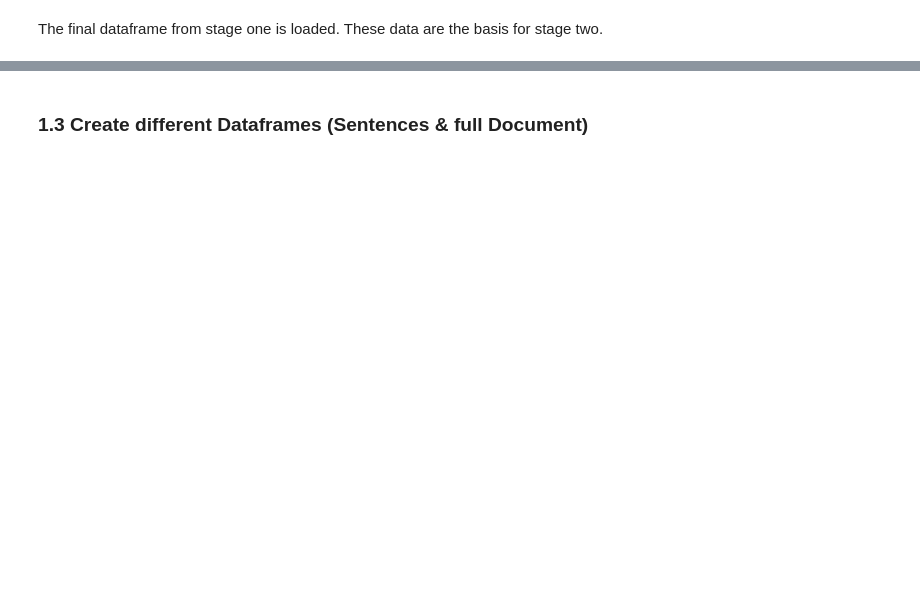
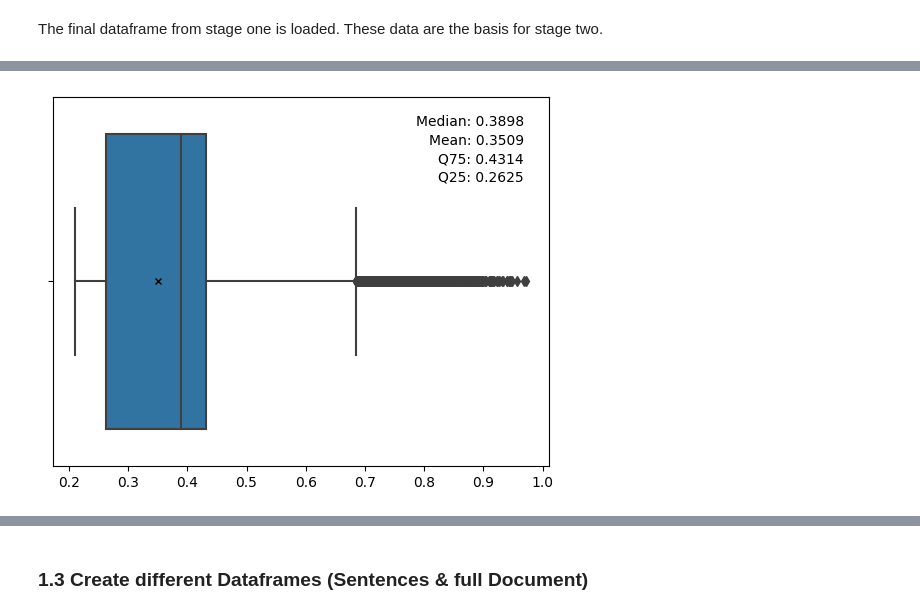
Before and after one commit to syX113/hslu-nlp, a Jupyter notebook: stage3/03-train-classifier.ipynb, the cells around one changed output, grey strips where cells are left out. Cells and saved outputs as stored; diff of their text form; code cells hidden in the pictures; blank space fills up the shorter version.

```diff
--- a/stage3/03-train-classifier.ipynb
+++ b/stage3/03-train-classifier.ipynb
@@ -76,0 +77,22 @@ df.head()
+# %%
+# Flatten the continuous sentiments to analyze distribution and adjust class discretization to 0.0, 0.5 and 1.0
+flattened_sentiments_cont = np.hstack(df['st2_sentiment_llm_continuous'].values)
+flattened_sentiments_cat= np.hstack(df['st2_sentiment_llm_categorical'].values)
+# %%
+# Create boxplot
+ax = sns.boxplot(x=flattened_sentiments_cont, showmeans=True,meanprops={"marker":"x","markerfacecolor":"white", "markeredgecolor":"black", "markersize":"5"})
+
+# Calculate statistics
+median = np.median(flattened_sentiments_cont)
+mean = np.mean(flattened_sentiments_cont)
+q75, q25 = np.percentile(flattened_sentiments_cont, [75 ,25])
+iqr = q75 - q25
+
+# Add text with statistics
+plt.text(0.95, 0.95, f"Median: {median:.4f}", horizontalalignment='right', verticalalignment='top', transform=ax.transAxes)
+plt.text(0.95, 0.90, f"Mean: {mean:.4f}", horizontalalignment='right', verticalalignment='top', transform=ax.transAxes)
+plt.text(0.95, 0.85, f"Q75: {q75:.4f}", horizontalalignment='right', verticalalignment='top', transform=ax.transAxes)
+plt.text(0.95, 0.80, f"Q25: {q25:.4f}", horizontalalignment='right', verticalalignment='top', transform=ax.transAxes)
+plt.show()
+# %% [output]
+[figure, added]
```
Also changed, not shown: parts of 26 cells of this notebook, 11 other files.
